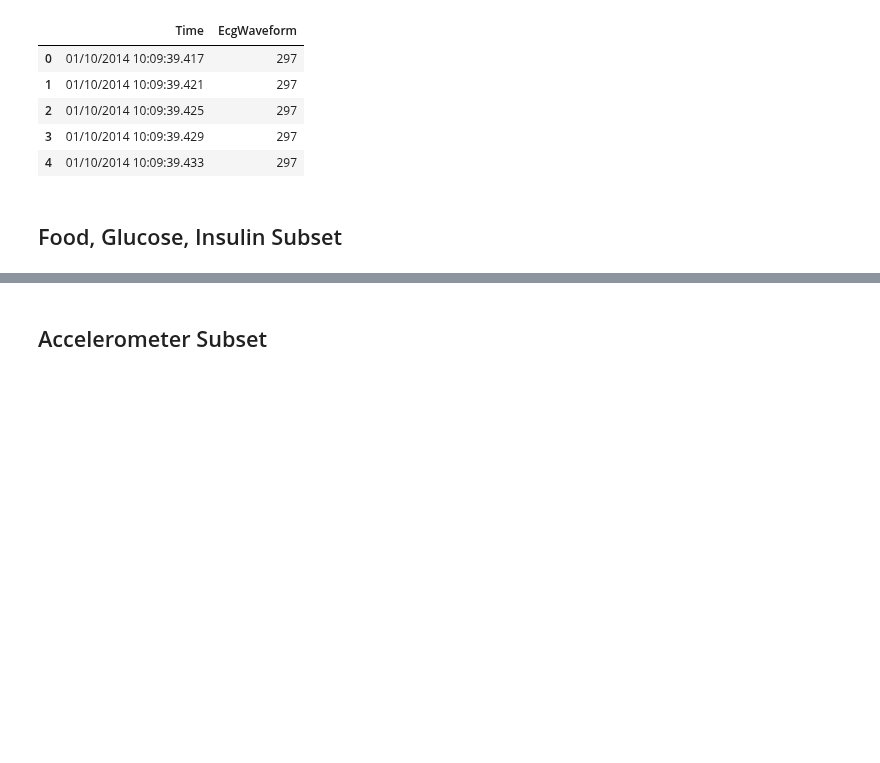
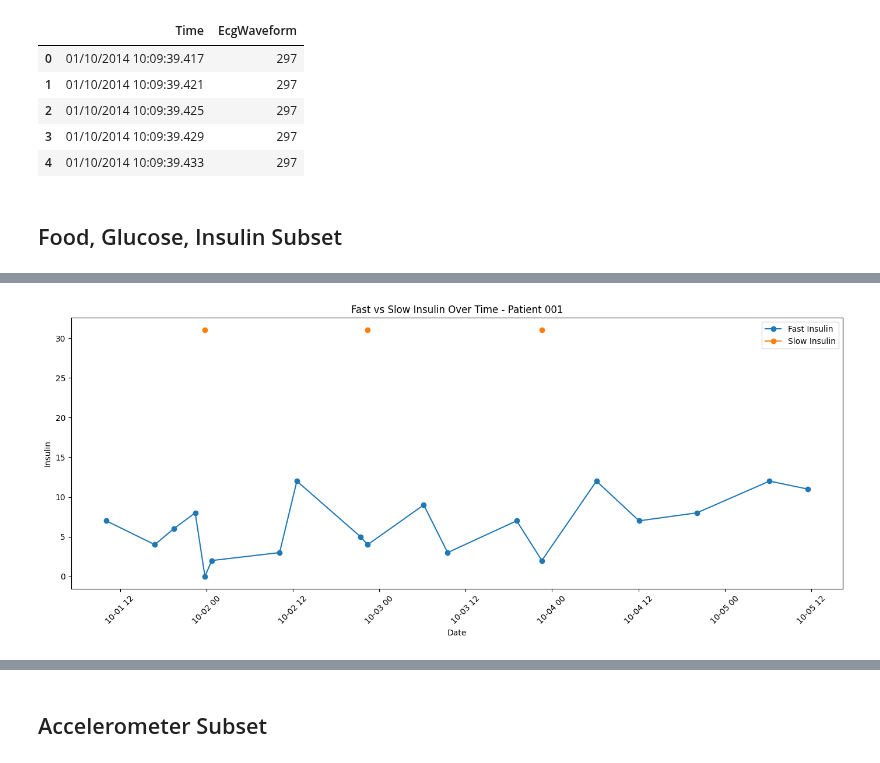
Before and after one commit to destinydel/glucose-ML, a Jupyter notebook: D1NAMO/diabetes_set.ipynb, the cells around one changed output, grey strips where cells are left out. Cells and saved outputs as stored; diff of their text form; code cells hidden in the pictures; blank space fills up the shorter version.

```diff
--- a/D1NAMO/diabetes_set.ipynb
+++ b/D1NAMO/diabetes_set.ipynb
@@ -94,0 +316,38 @@ insulin_data
+# %%
+insulin = patients["001"]["insulin"].copy()
+
+# Combine date and time
+insulin["DateTime"] = pd.to_datetime(
+    insulin["date"].astype(str) + " " + insulin["time"].astype(str)
+)
+
+# Sort chronologically
+insulin = insulin.sort_values("DateTime")
+
+# Plot
+plt.figure(figsize=(14, 6))
+
+plt.plot(
+    insulin["DateTime"],
+    insulin["fast_insulin"],
+    marker="o",
+    label="Fast Insulin"
+)
+
+plt.plot(
+    insulin["DateTime"],
+    insulin["slow_insulin"],
+    marker="o",
+    label="Slow Insulin"
+)
+
+plt.xlabel("Date")
+plt.ylabel("Insulin")
+plt.title("Fast vs Slow Insulin Over Time - Patient 001")
+plt.legend()
+plt.xticks(rotation=45)
+plt.tight_layout()
+
+plt.show()
+# %% [output]
+[figure, added]
```
Also changed, not shown: parts of 31 cells of this notebook, 1 other file.
